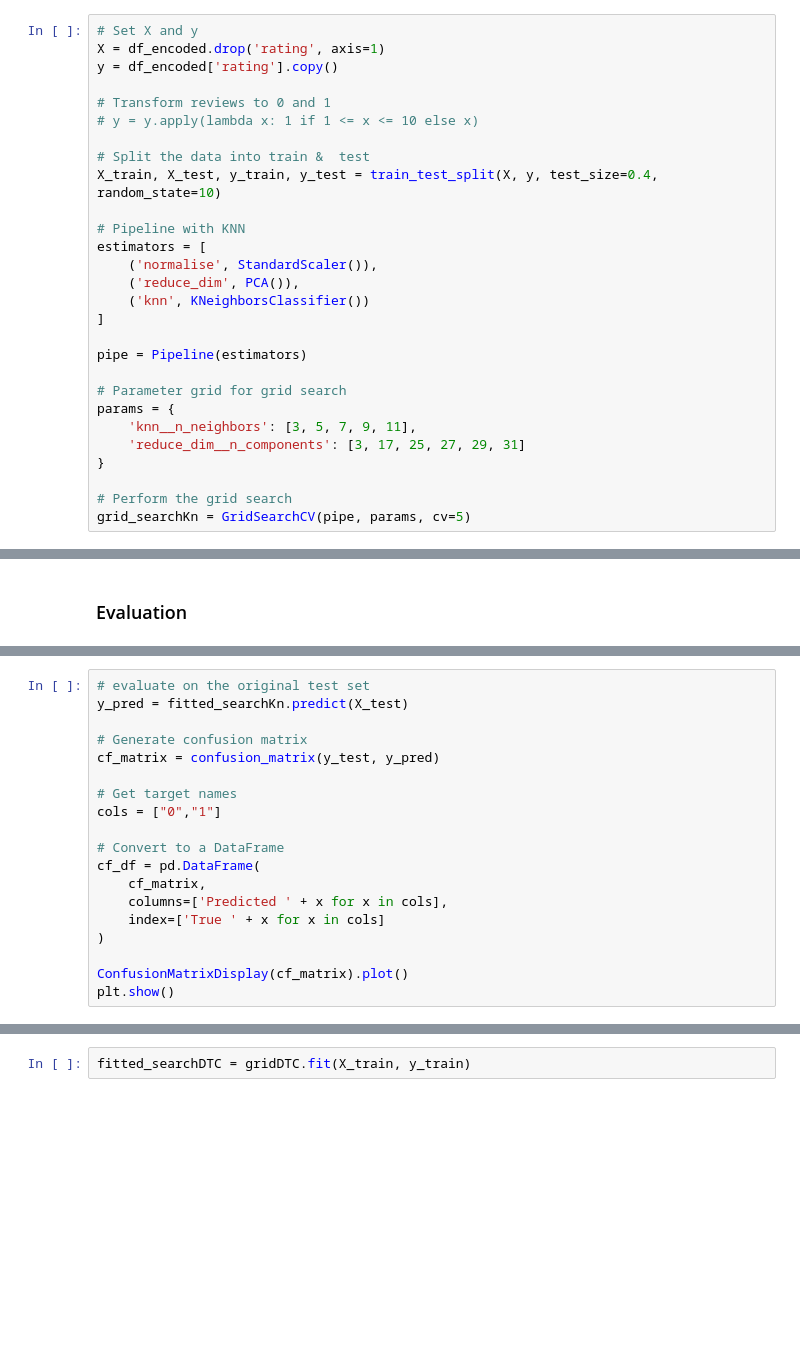
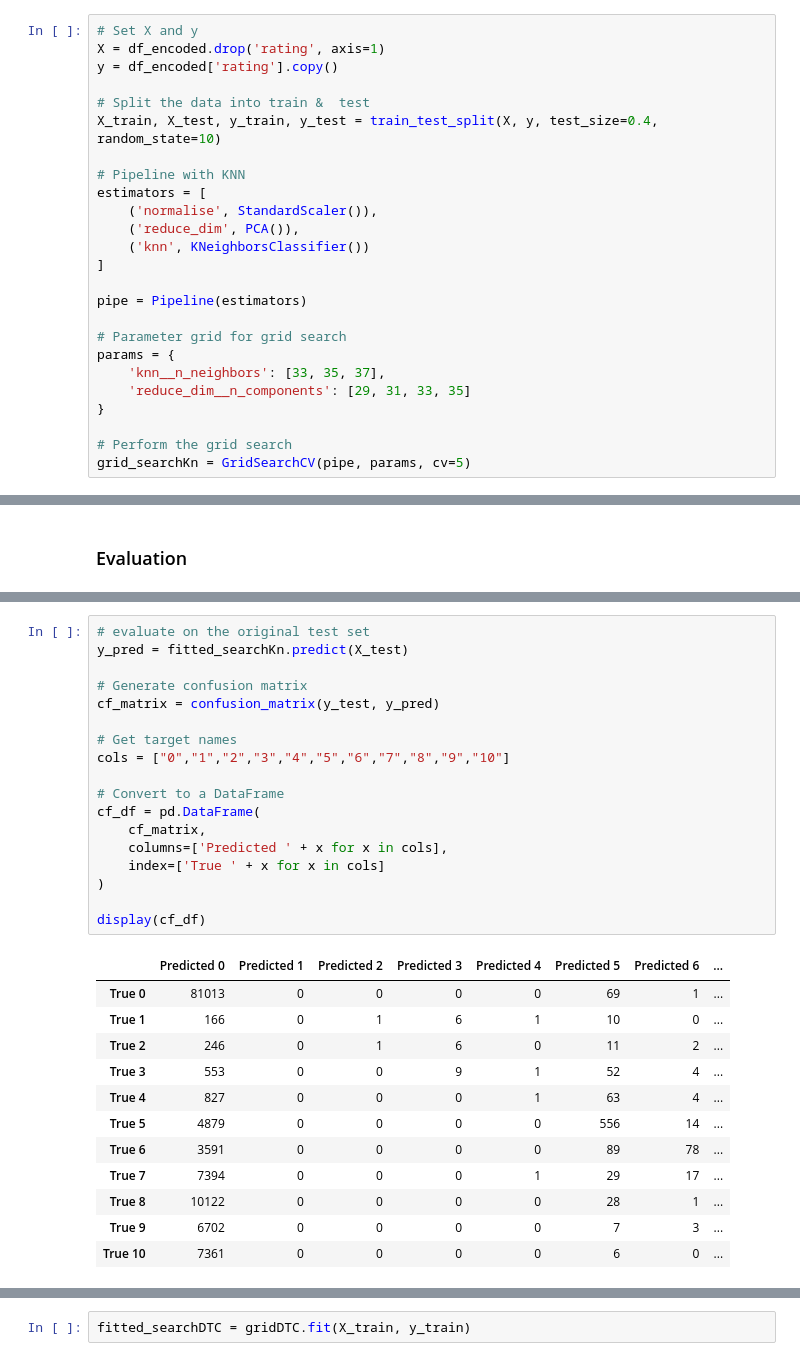
Before and after one commit to DiegoFA1/oct2024_capstone, a Jupyter notebook: notebooks/4.PredictionModeling.ipynb, the cells around one changed output, grey strips where cells are left out. Cells and saved outputs as stored; diff of their text form; blank space fills up the shorter version.

```diff
--- a/notebooks/4.PredictionModeling.ipynb
+++ b/notebooks/4.PredictionModeling.ipynb
@@ -220,9 +214,6 @@ To get the best values we are going to use a pipeline and a GridSearch
 # Set X and y
 X = df_encoded.drop('rating', axis=1)
 y = df_encoded['rating'].copy()
-
-# Transform reviews to 0 and 1
-# y = y.apply(lambda x: 1 if 1 <= x <= 10 else x)
 
 # Split the data into train &  test
 X_train, X_test, y_train, y_test = train_test_split(X, y, test_size=0.4, random_state=10)
@@ -238,8 +229,8 @@ pipe = Pipeline(estimators)
 
 # Parameter grid for grid search
 params = {
-    'knn__n_neighbors': [3, 5, 7, 9, 11],
-    'reduce_dim__n_components': [3, 17, 25, 27, 29, 31]
+    'knn__n_neighbors': [33, 35, 37],
+    'reduce_dim__n_components': [29, 31, 33, 35]
 }
 
 # Perform the grid search
@@ -283,19 +271,31 @@ print()
 # %%
 # evaluate on the original test set
 y_pred = fitted_searchKn.predict(X_test)
 
 # Generate confusion matrix
 cf_matrix = confusion_matrix(y_test, y_pred)
 
 # Get target names
-cols = ["0","1"]
+cols = ["0","1","2","3","4","5","6","7","8","9","10"]
 
 # Convert to a DataFrame
 cf_df = pd.DataFrame(
     cf_matrix,
     columns=['Predicted ' + x for x in cols],
     index=['True ' + x for x in cols]
 )
 
-ConfusionMatrixDisplay(cf_matrix).plot()
-plt.show()
+display(cf_df)
+# %% [output]
+|  | Predicted 0 | Predicted 1 | Predicted 2 | Predicted 3 | Predicted 4 | Predicted 5 | Predicted 6 | ... |
+| True 0 | 81013 | 0 | 0 | 0 | 0 | 69 | 1 | ... |
+| True 1 | 166 | 0 | 1 | 6 | 1 | 10 | 0 | ... |
+| True 2 | 246 | 0 | 1 | 6 | 0 | 11 | 2 | ... |
+| True 3 | 553 | 0 | 0 | 9 | 1 | 52 | 4 | ... |
+| True 4 | 827 | 0 | 0 | 0 | 1 | 63 | 4 | ... |
+| True 5 | 4879 | 0 | 0 | 0 | 0 | 556 | 14 | ... |
+| True 6 | 3591 | 0 | 0 | 0 | 0 | 89 | 78 | ... |
+| True 7 | 7394 | 0 | 0 | 0 | 1 | 29 | 17 | ... |
+| True 8 | 10122 | 0 | 0 | 0 | 0 | 28 | 1 | ... |
+| True 9 | 6702 | 0 | 0 | 0 | 0 | 7 | 3 | ... |
+| True 10 | 7361 | 0 | 0 | 0 | 0 | 6 | 0 | ... |
```
Also changed, not shown: parts of 69 cells of this notebook, 1 other file.
